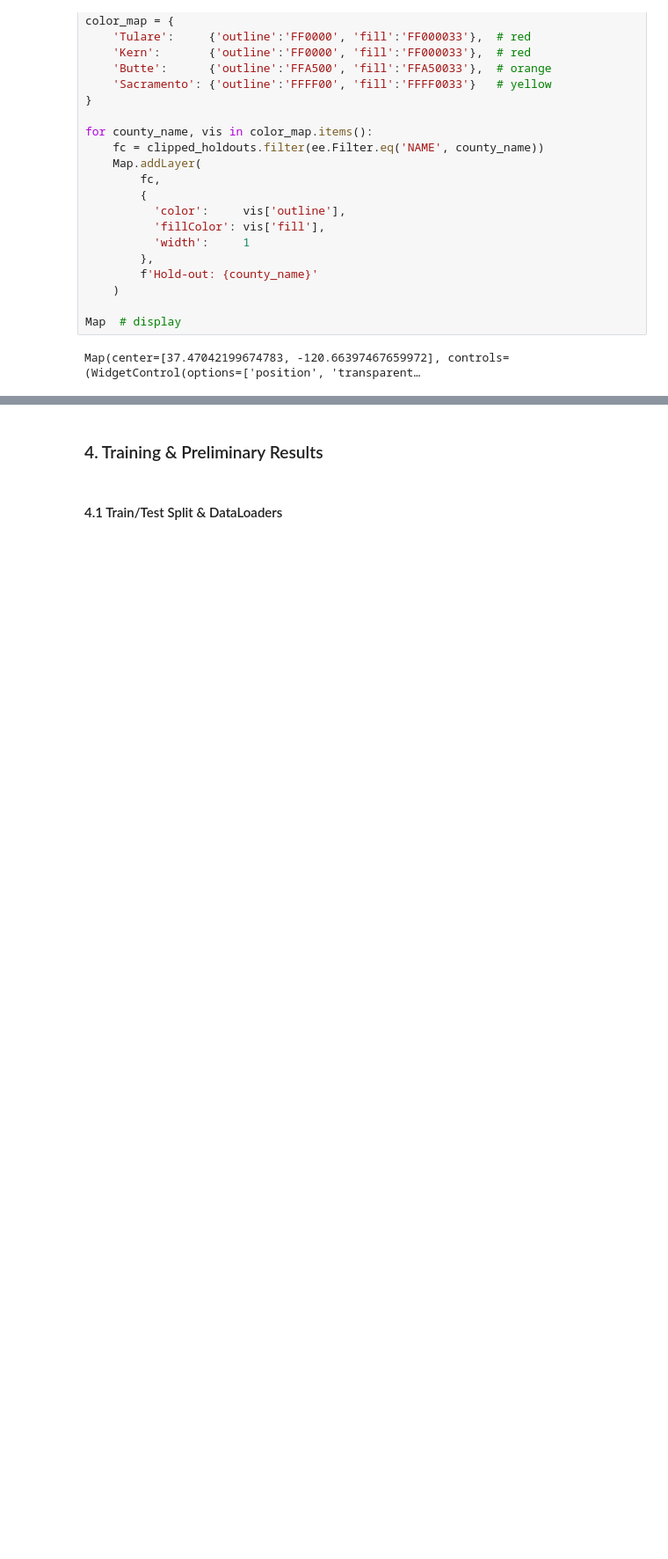
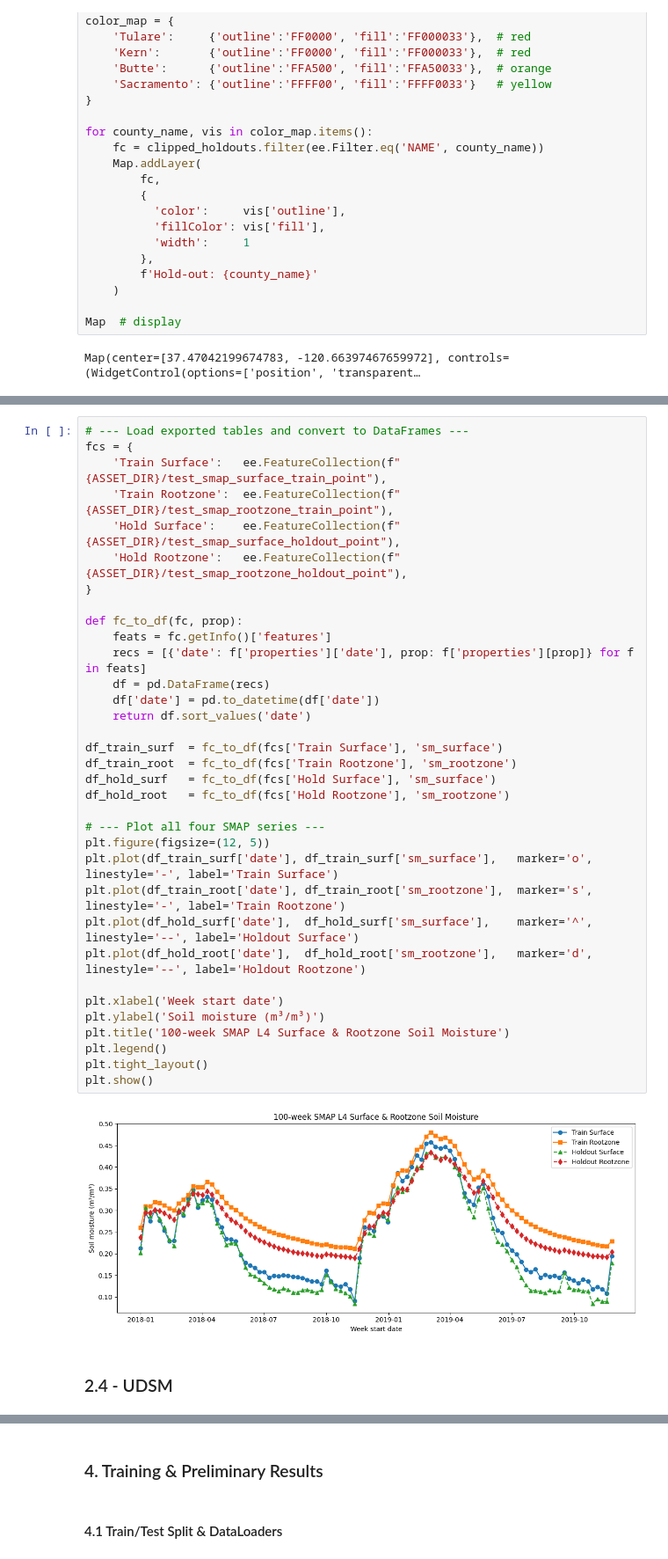
Before and after one commit to toribiodiego/ECE-471-A-Remote-Sensing, a Jupyter notebook: Final_Project/Final_Project.ipynb, the cells around one changed output, grey strips where cells are left out. Shown at 88% size. Cells and saved outputs as stored; diff of their text form; blank space fills up the shorter version.

```diff
--- a/Final_Project/Final_Project.ipynb
+++ b/Final_Project/Final_Project.ipynb
@@ -493,0 +869,38 @@ Sequence shapes → X: (87, 8, 10) Y: (87, 4, 1)
+# %%
+# --- Load exported tables and convert to DataFrames ---
+fcs = {
+    'Train Surface':   ee.FeatureCollection(f"{ASSET_DIR}/test_smap_surface_train_point"),
+    'Train Rootzone':  ee.FeatureCollection(f"{ASSET_DIR}/test_smap_rootzone_train_point"),
+    'Hold Surface':    ee.FeatureCollection(f"{ASSET_DIR}/test_smap_surface_holdout_point"),
+    'Hold Rootzone':   ee.FeatureCollection(f"{ASSET_DIR}/test_smap_rootzone_holdout_point"),
+}
+
+def fc_to_df(fc, prop):
+    feats = fc.getInfo()['features']
+    recs = [{'date': f['properties']['date'], prop: f['properties'][prop]} for f in feats]
+    df = pd.DataFrame(recs)
+    df['date'] = pd.to_datetime(df['date'])
+    return df.sort_values('date')
+
+df_train_surf  = fc_to_df(fcs['Train Surface'], 'sm_surface')
+df_train_root  = fc_to_df(fcs['Train Rootzone'], 'sm_rootzone')
+df_hold_surf   = fc_to_df(fcs['Hold Surface'], 'sm_surface')
+df_hold_root   = fc_to_df(fcs['Hold Rootzone'], 'sm_rootzone')
+
+# --- Plot all four SMAP series ---
+plt.figure(figsize=(12, 5))
+plt.plot(df_train_surf['date'], df_train_surf['sm_surface'],   marker='o', linestyle='-', label='Train Surface')
+plt.plot(df_train_root['date'], df_train_root['sm_rootzone'],  marker='s', linestyle='-', label='Train Rootzone')
+plt.plot(df_hold_surf['date'],  df_hold_surf['sm_surface'],    marker='^', linestyle='--', label='Holdout Surface')
+plt.plot(df_hold_root['date'],  df_hold_root['sm_rootzone'],   marker='d', linestyle='--', label='Holdout Rootzone')
+
+plt.xlabel('Week start date')
+plt.ylabel('Soil moisture (m³/m³)')
+plt.title('100‑week SMAP L4 Surface & Rootzone Soil Moisture')
+plt.legend()
+plt.tight_layout()
+plt.show()
+# %% [output]
+[figure, added]
+# %% [markdown]
+### 2.4 - UDSM
```
Also changed, not shown: parts of 51 cells of this notebook.
